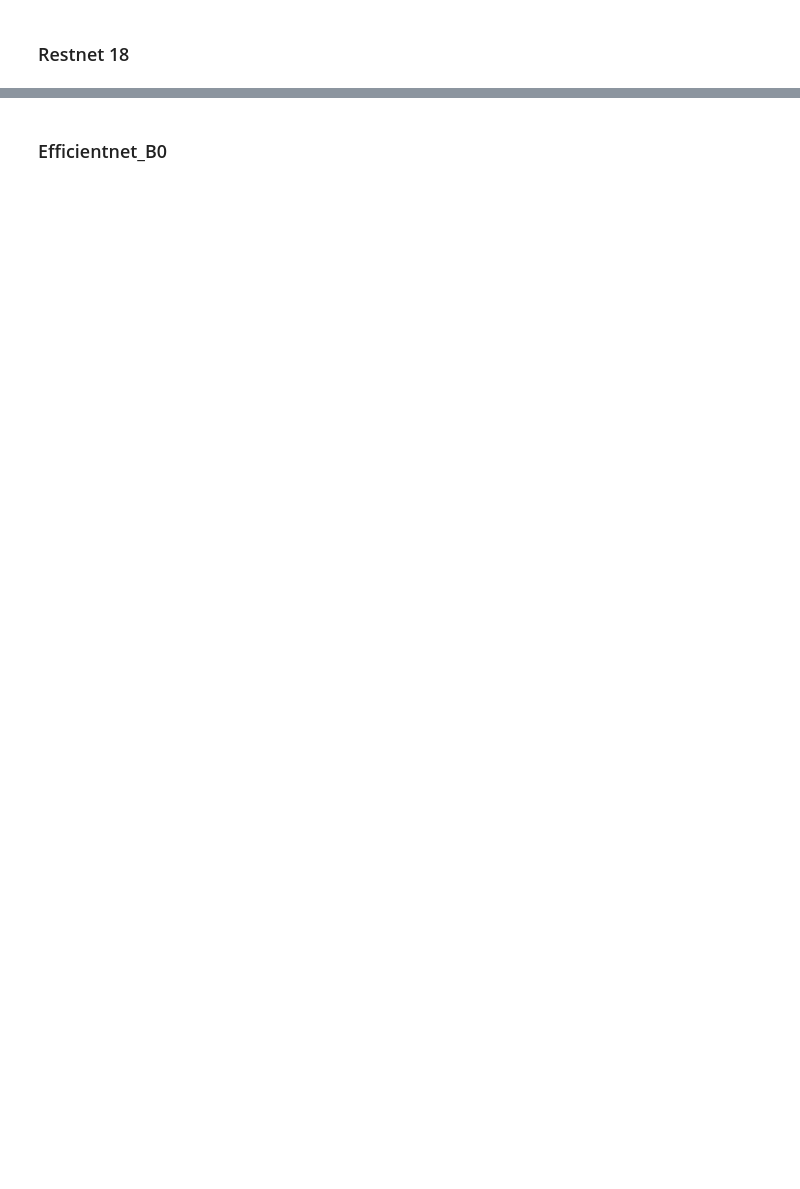
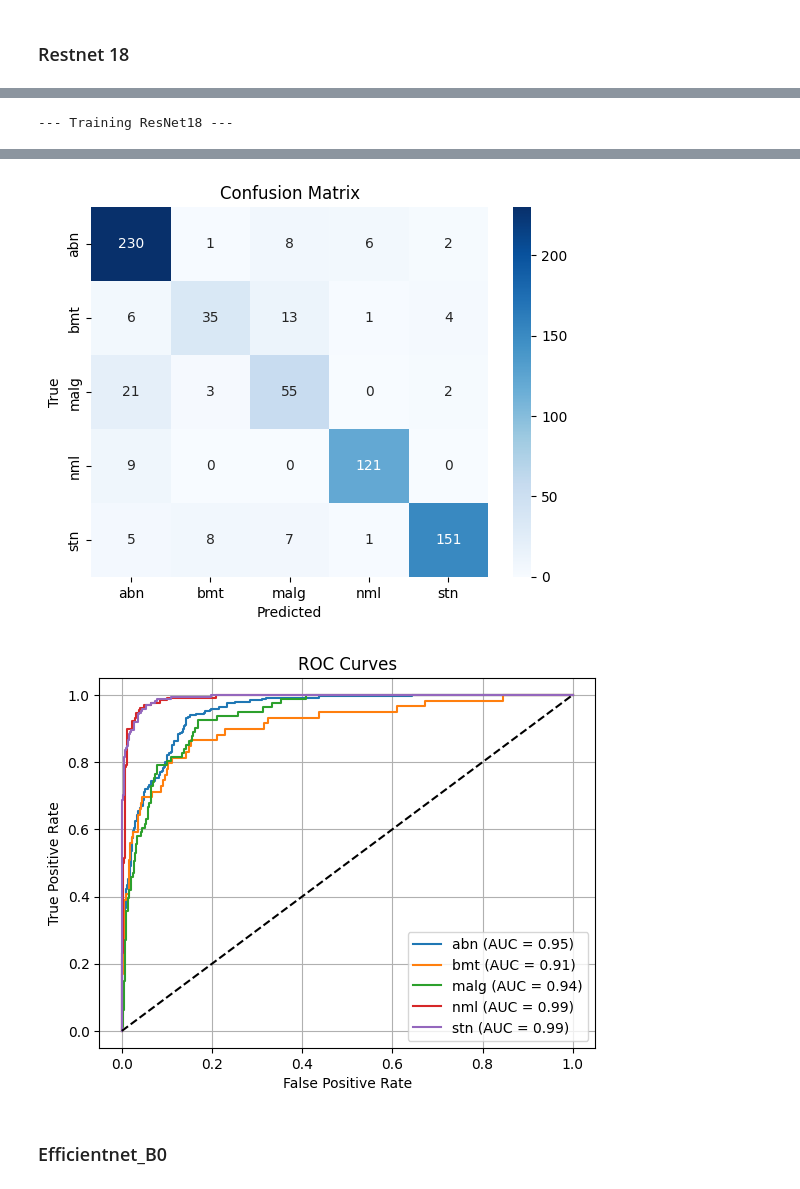
Before and after one commit to Slightsmile/Gallblader-Cancer-Detection-DL, a Jupyter notebook: Gallblader_Cancer.ipynb, the cells around one changed output, grey strips where cells are left out. Cells and saved outputs as stored; diff of their text form; code cells hidden in the pictures; blank space fills up the shorter version.

```diff
--- a/Gallblader_Cancer.ipynb
+++ b/Gallblader_Cancer.ipynb
@@ -196,11 +275,4 @@ def plot_roc(model):
+# %%
+all_trained_models = [] # List to store trained models for ensembling
 # %% [markdown]
 ### Restnet 18
-# %%
-model = get_model("resnet18", num_classes=len(class_names))  # or "efficientnet_b0", "densenet121"
-model, train_loss, val_loss, train_acc, val_acc = train_model(model, epochs=10)
-
-plot_metrics(train_loss, val_loss, train_acc, val_acc)
-evaluate_model(model)
-plot_roc(model)
-
-model_results["ResNet18"] = max(val_acc)
@@ -231,0 +279,10 @@ weighted avg       0.83      0.84      0.84       689
+# %%
+print("\n--- Training ResNet18 ---")
+resnet_model = get_model("resnet18", num_classes=len(class_names))
+trained_resnet_model, _, _, _, val_acc_resnet = train_model(resnet_model, epochs=30, patience=5) # Capture val_acc
+evaluate_model(trained_resnet_model) # Evaluate individual model
+plot_roc(trained_resnet_model) # Plot ROC for individual model
+model_results["ResNet18"] = np.max(val_acc_resnet) # Store max val acc from training
+all_trained_models.append(trained_resnet_model)
+# %% [output]
+--- Training ResNet18 ---
@@ -232,2 +307,4 @@ weighted avg       0.83      0.84      0.84       689
+[figure, added]
+[figure, added]
 # %% [markdown]
 ### Efficientnet_B0
```
Also changed, not shown: parts of 28 cells of this notebook.
